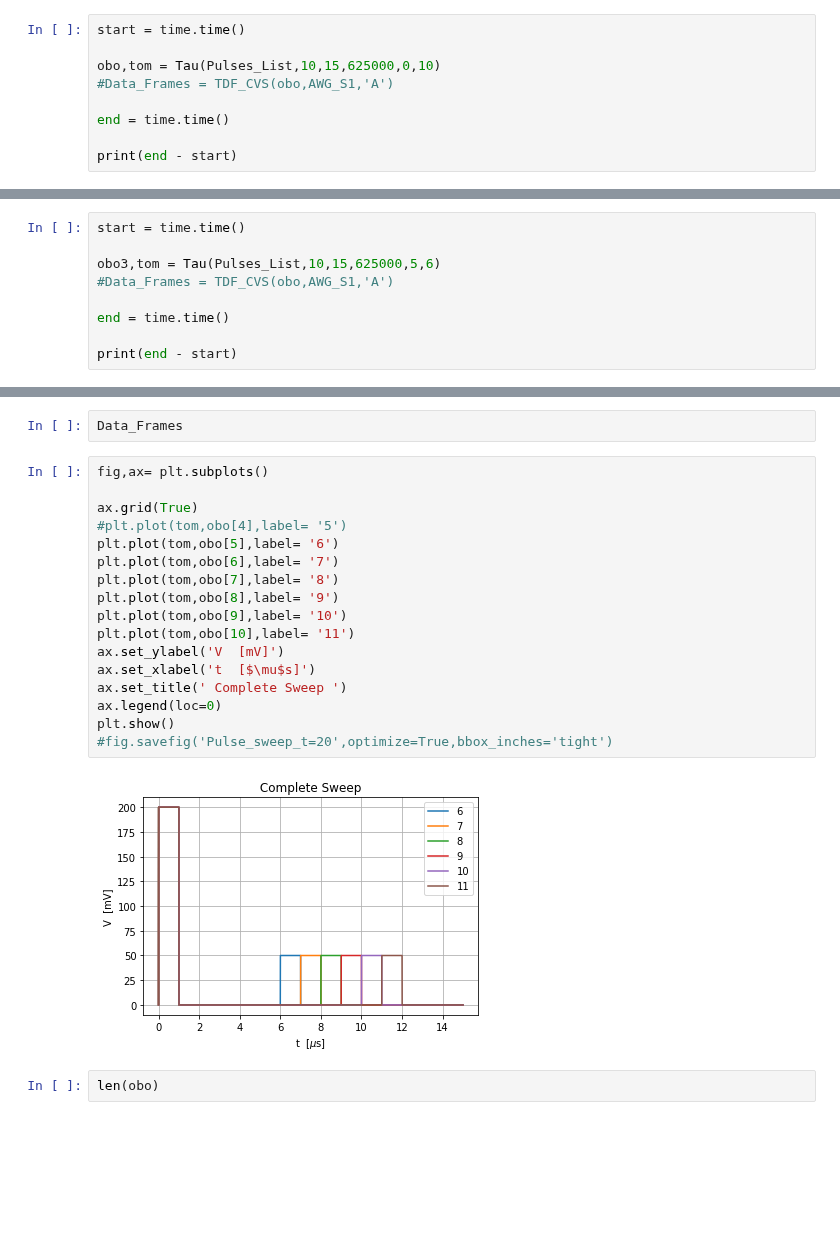
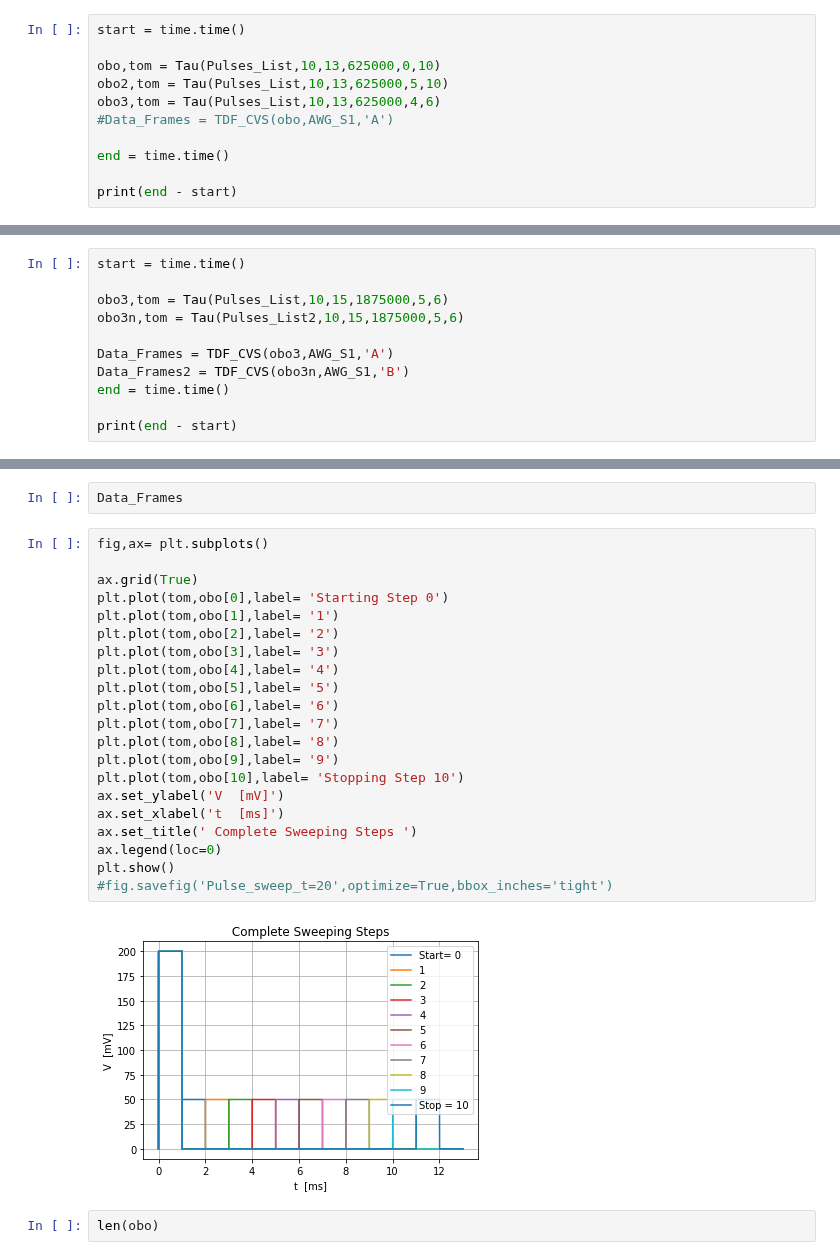
Before and after one commit to Holcan/STM, a Jupyter notebook: M8190/mechanicus.ipynb, the cells around one changed output, grey strips where cells are left out. Drawn from its saved outputs; the diff is of its cells as text; blank space fills up the shorter version.

```diff
--- a/M8190/mechanicus.ipynb
+++ b/M8190/mechanicus.ipynb
@@ -888,7 +889,9 @@ from Dictionaries import *
 # %%
 start = time.time()
 
-obo,tom = Tau(Pulses_List,10,15,625000,0,10)
+obo,tom = Tau(Pulses_List,10,13,625000,0,10)
+obo2,tom = Tau(Pulses_List,10,13,625000,5,10)
+obo3,tom = Tau(Pulses_List,10,13,625000,4,6)
 #Data_Frames = TDF_CVS(obo,AWG_S1,'A')
 
 end = time.time()
@@ -910,9 +917,11 @@ print(end - start)
 # %%
 start = time.time()
 
-obo3,tom = Tau(Pulses_List,10,15,625000,5,6)
-#Data_Frames = TDF_CVS(obo,AWG_S1,'A')
+obo3,tom = Tau(Pulses_List,10,15,1875000,5,6)
+obo3n,tom = Tau(Pulses_List2,10,15,1875000,5,6)
 
+Data_Frames = TDF_CVS(obo3,AWG_S1,'A')
+Data_Frames2 = TDF_CVS(obo3n,AWG_S1,'B')
 end = time.time()
 
 print(end - start)
@@ -967,22 +995,26 @@ Data_Frames
 # %%
 fig,ax= plt.subplots()
 
 ax.grid(True)
-#plt.plot(tom,obo[4],label= '5')
-plt.plot(tom,obo[5],label= '6')
-plt.plot(tom,obo[6],label= '7')
-plt.plot(tom,obo[7],label= '8')
-plt.plot(tom,obo[8],label= '9')
-plt.plot(tom,obo[9],label= '10')
-plt.plot(tom,obo[10],label= '11')
+plt.plot(tom,obo[0],label= 'Starting Step 0')
+plt.plot(tom,obo[1],label= '1')
+plt.plot(tom,obo[2],label= '2')
+plt.plot(tom,obo[3],label= '3')
+plt.plot(tom,obo[4],label= '4')
+plt.plot(tom,obo[5],label= '5')
+plt.plot(tom,obo[6],label= '6')
+plt.plot(tom,obo[7],label= '7')
+plt.plot(tom,obo[8],label= '8')
+plt.plot(tom,obo[9],label= '9')
+plt.plot(tom,obo[10],label= 'Stopping Step 10')
 ax.set_ylabel('V  [mV]')
-ax.set_xlabel('t  [$\mu$s]')
-ax.set_title(' Complete Sweep ')
+ax.set_xlabel('t  [ms]')
+ax.set_title(' Complete Sweeping Steps ')
 ax.legend(loc=0)
 plt.show()
 #fig.savefig('Pulse_sweep_t=20',optimize=True,bbox_inches='tight')
 # %% [output]
-[figure, old version]
+[figure, new version]
 # %%
 len(obo)
 # %% [output]
```
Also changed, not shown: parts of 38 cells of this notebook, 3 other files.
